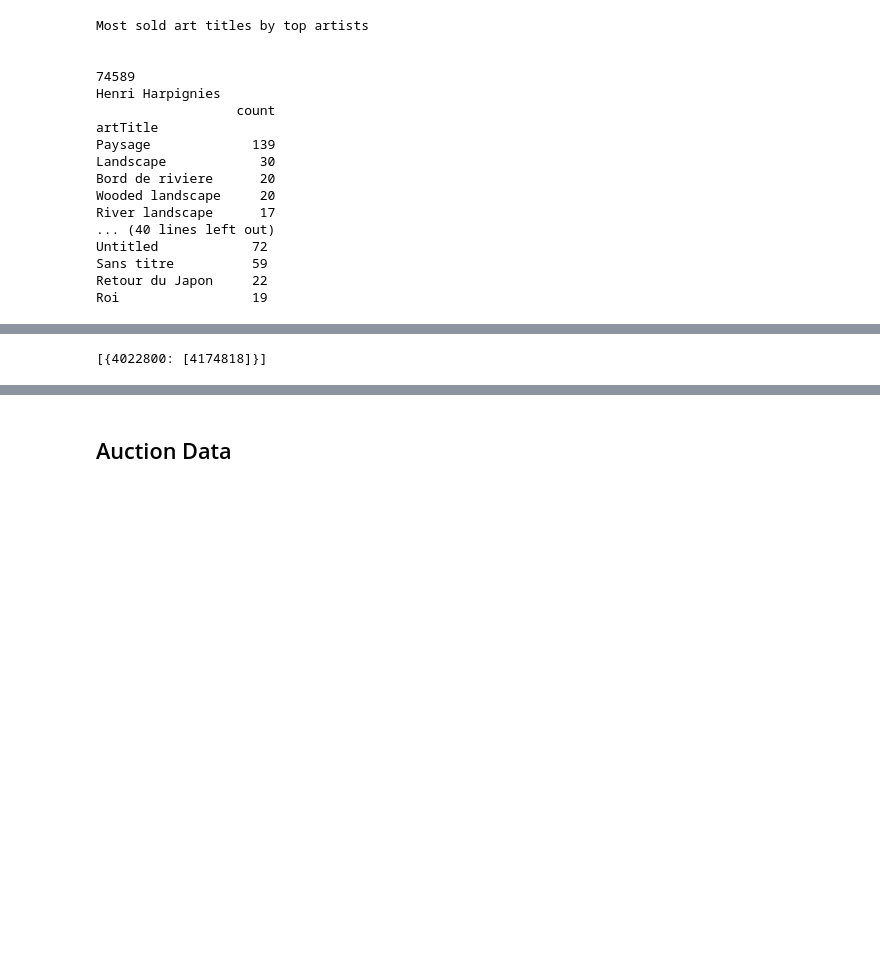
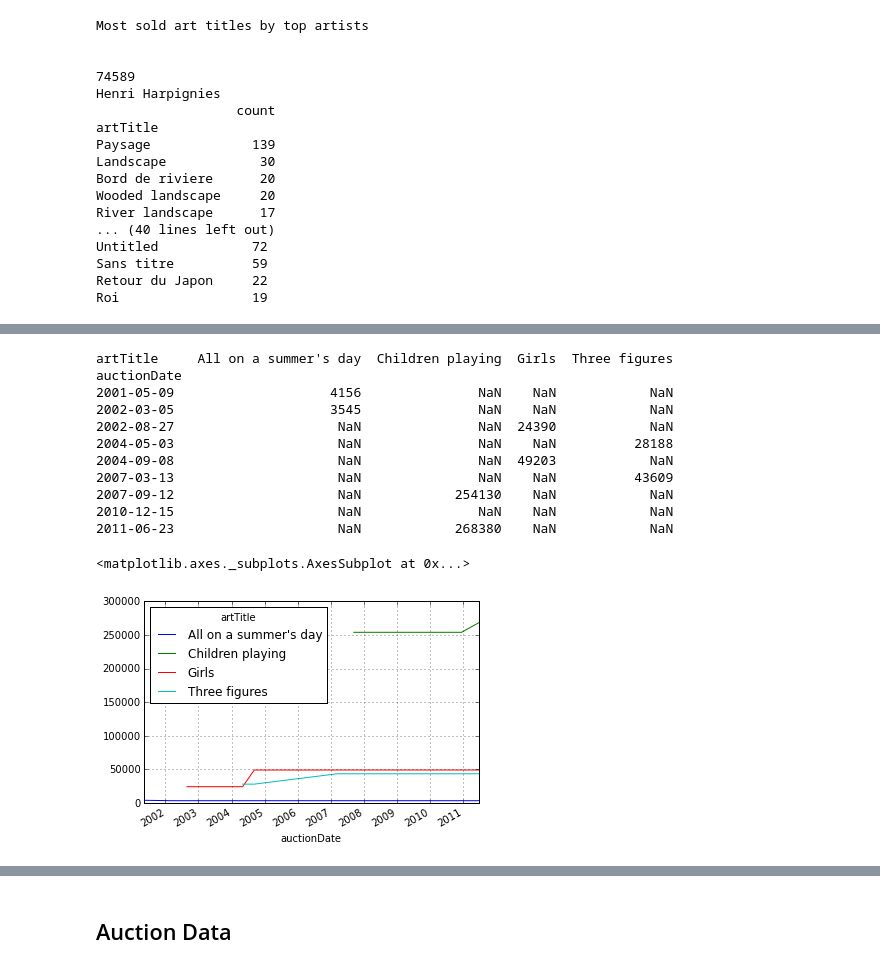
Before and after one commit to rhsimplex/artsift, a Jupyter notebook: Art Sales Analysis.ipynb, the cells around one changed output, grey strips where cells are left out. Cells and saved outputs as stored; diff of their text form; code cells hidden in the pictures; blank space fills up the shorter version.

```diff
--- a/Art Sales Analysis.ipynb
+++ b/Art Sales Analysis.ipynb
@@ -205,7 +205,3 @@ dicts = []
 for title in df[df['artistID']==artist].artTitle.value_counts().index[:25]:
     dicts.append(art_utils.repeated_sales(df, artist, title, r2thresh=13000, fftr2thresh=13000))
 dicts = filter(lambda x: x != {}, dicts)
-# %%
-dicts
-# %% [output]
-[{4022800: [4174818]}]
@@ -212,3 +213,22 @@ dicts
+# %%
+dfresales = df[df.lot_id.isin(entries)][['artTitle','auctionDate','priceUSD']]
+dfresales.auctionDate = pd.to_datetime(dfresales['auctionDate'])
+print dfresales.pivot('auctionDate','artTitle')['priceUSD']
+dfresales.pivot('auctionDate','artTitle')['priceUSD'].fillna(method='ffill').plot()
+# %% [output]
+artTitle     All on a summer's day  Children playing  Girls  Three figures
+auctionDate
+2001-05-09                    4156               NaN    NaN            NaN
+2002-03-05                    3545               NaN    NaN            NaN
+2002-08-27                     NaN               NaN  24390            NaN
+2004-05-03                     NaN               NaN    NaN          28188
+2004-09-08                     NaN               NaN  49203            NaN
+2007-03-13                     NaN               NaN    NaN          43609
+2007-09-12                     NaN            254130    NaN            NaN
+2010-12-15                     NaN               NaN    NaN            NaN
+2011-06-23                     NaN            268380    NaN            NaN
+<matplotlib.axes._subplots.AxesSubplot at 0x...>
+[figure, added]
 # %%
 for dic in dicts:
     for key in dic.keys():
```
Also changed, not shown: parts of 5 cells of this notebook.
